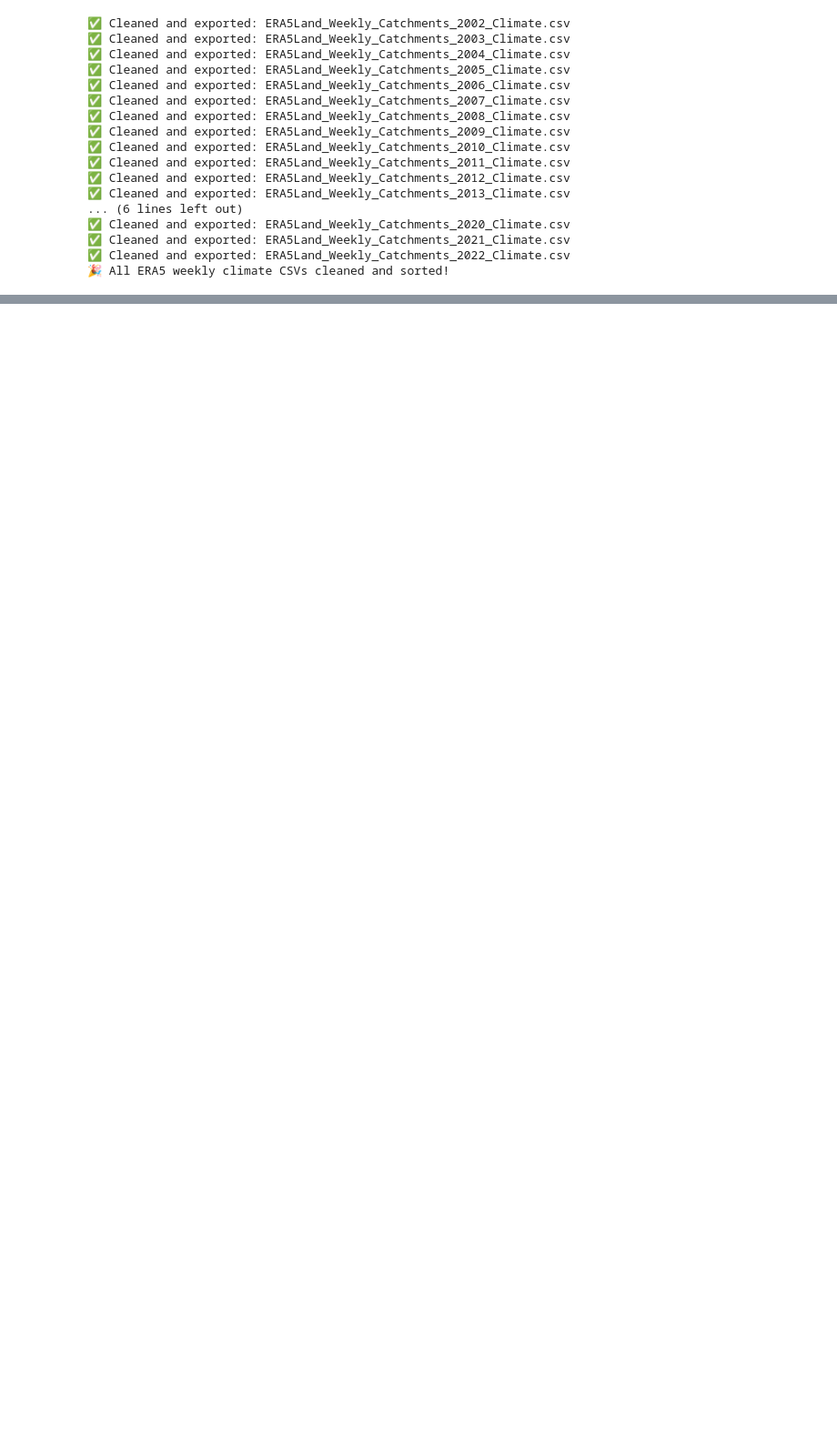
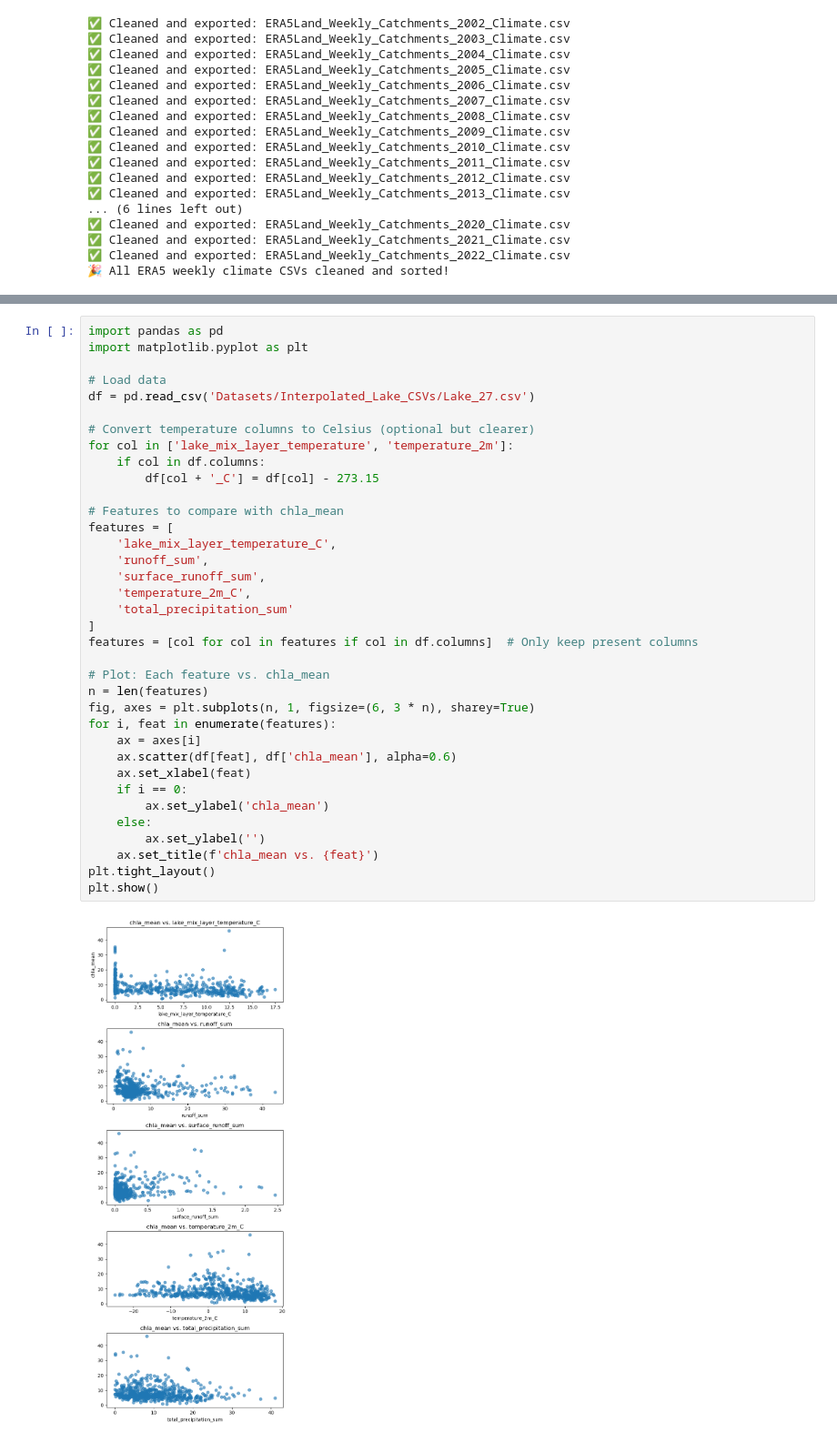
Before and after one commit to nazizahed/Lake_Water_Quality, a Jupyter notebook: ECMWF.ipynb, the cells around one changed output, grey strips where cells are left out. Shown: that part at 91% size. Drawn from its saved outputs; the diff is of its cells as text; blank space fills up the shorter version.

```diff
--- a/ECMWF.ipynb
+++ b/ECMWF.ipynb
@@ -133,0 +207,38 @@ print("🎉 All ERA5 weekly climate CSVs cleaned and sorted!")
+# %%
+import pandas as pd
+import matplotlib.pyplot as plt
+
+# Load data
+df = pd.read_csv('Datasets/Interpolated_Lake_CSVs/Lake_27.csv')
+
+# Convert temperature columns to Celsius (optional but clearer)
+for col in ['lake_mix_layer_temperature', 'temperature_2m']:
+    if col in df.columns:
+        df[col + '_C'] = df[col] - 273.15
+
+# Features to compare with chla_mean
+features = [
+    'lake_mix_layer_temperature_C',
+    'runoff_sum',
+    'surface_runoff_sum',
+    'temperature_2m_C',
+    'total_precipitation_sum'
+]
+features = [col for col in features if col in df.columns]  # Only keep present columns
+
+# Plot: Each feature vs. chla_mean
+n = len(features)
+fig, axes = plt.subplots(n, 1, figsize=(6, 3 * n), sharey=True)
+for i, feat in enumerate(features):
+    ax = axes[i]
+    ax.scatter(df[feat], df['chla_mean'], alpha=0.6)
+    ax.set_xlabel(feat)
+    if i == 0:
+        ax.set_ylabel('chla_mean')
+    else:
+        ax.set_ylabel('')
+    ax.set_title(f'chla_mean vs. {feat}')
+plt.tight_layout()
+plt.show()
+# %% [output]
+[figure, added]
```
Also changed, not shown: parts of 5 cells of this notebook.
